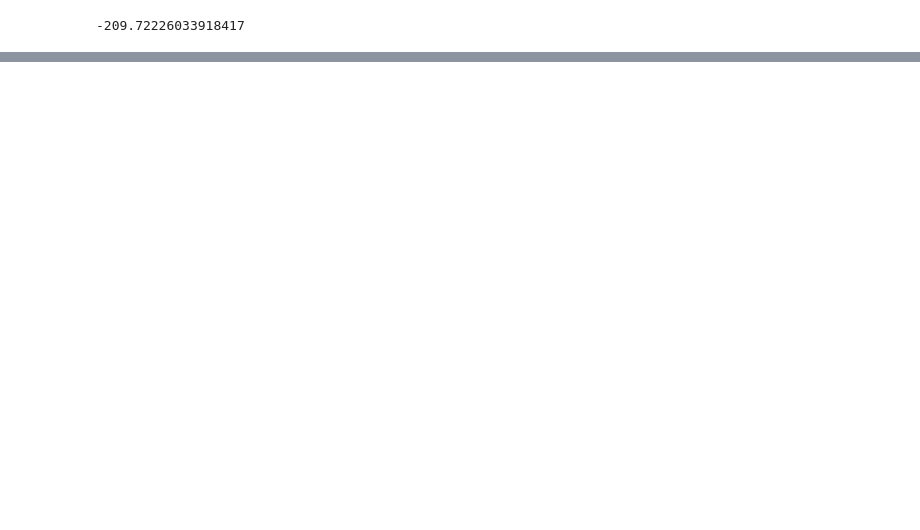
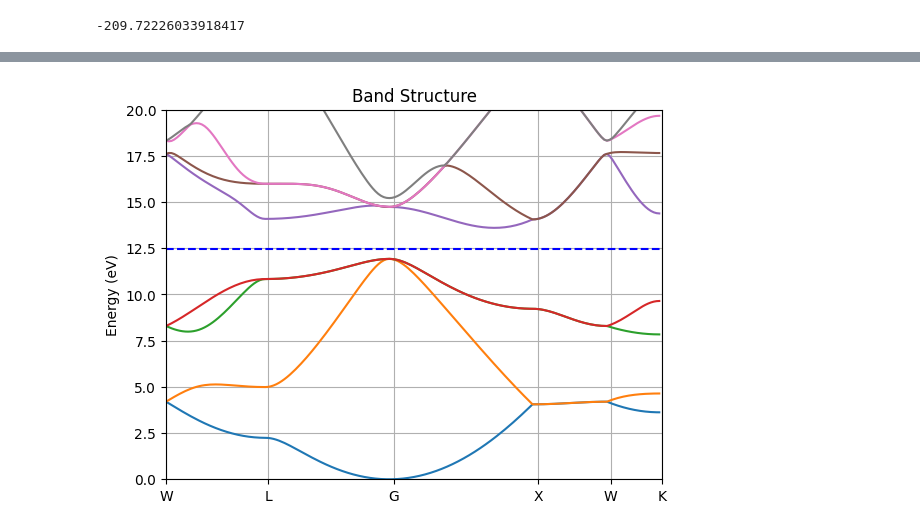
Before and after one commit to fireball-QMD/fireballpy, a Jupyter notebook: examples/bands.ipynb, the cells around one changed output, grey strips where cells are left out. Drawn from its saved outputs; the diff is of its cells as text; code cells hidden in the pictures; blank space fills up the shorter version.

```diff
--- a/examples/bands.ipynb
+++ b/examples/bands.ipynb
@@ -42,3 +36,7 @@ plt.show()
+# %%
+atoms.calc.plot(bandpath=B, emin=0,emax=20)
+# %% [output]
+[figure, added]
 # %%
 # creates: cu.png
 from ase.build import bulk
```
Also changed, not shown: parts of 4 cells of this notebook, 3 other files.
